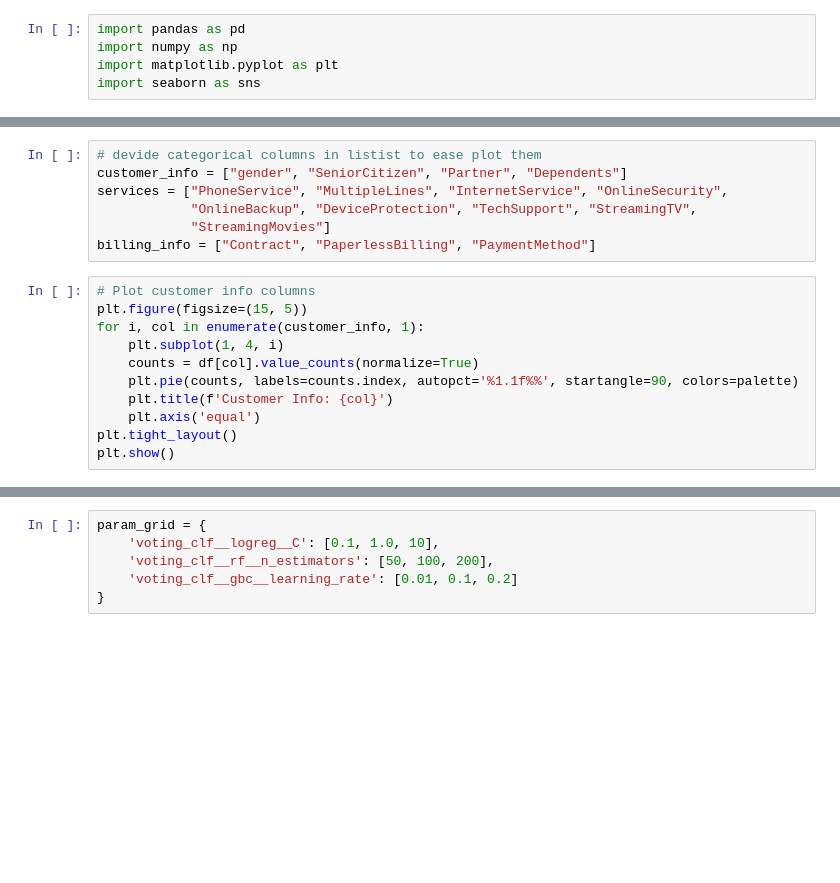
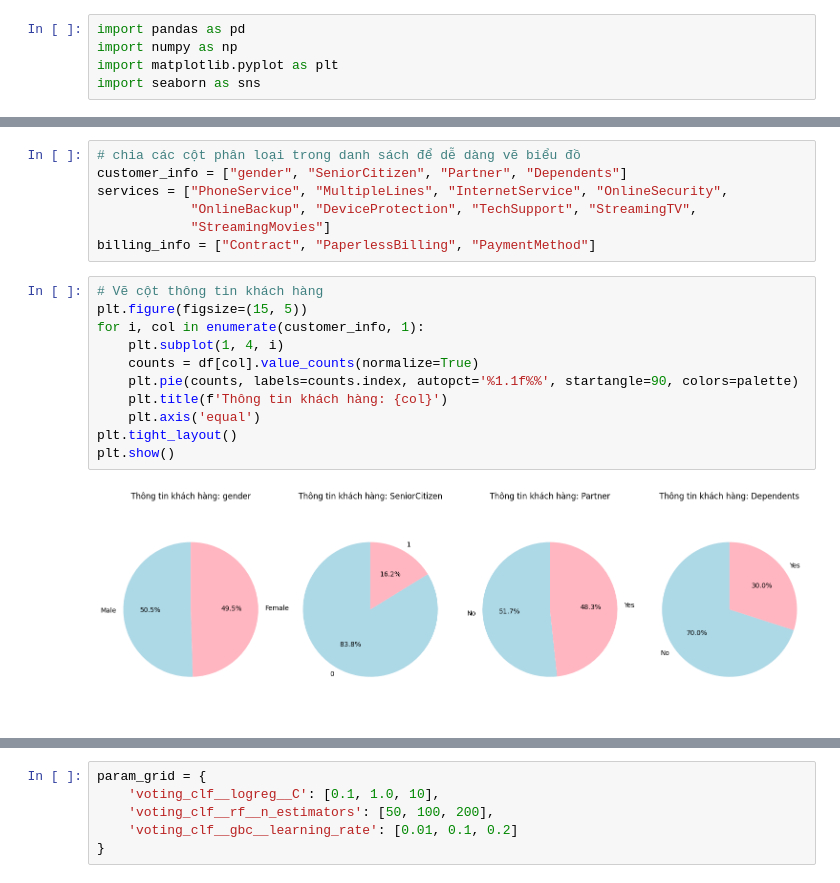
Before and after one commit to nguyenhson03/Telco-Customer-churn, a Jupyter notebook: Telco_Customer_Churn.ipynb, the cells around one changed output, grey strips where cells are left out. Saved outputs shown, nothing was run; the diff lists cells and outputs as text; blank space fills up the shorter version.

```diff
--- a/Telco_Customer_Churn.ipynb
+++ b/Telco_Customer_Churn.ipynb
@@ -173,19 +271,21 @@ plt.show()
 # %%
-# devide categorical columns in listist to ease plot them
+# chia các cột phân loại trong danh sách để dễ dàng vẽ biểu đồ
 customer_info = ["gender", "SeniorCitizen", "Partner", "Dependents"]
 services = ["PhoneService", "MultipleLines", "InternetService", "OnlineSecurity",
             "OnlineBackup", "DeviceProtection", "TechSupport", "StreamingTV",
             "StreamingMovies"]
 billing_info = ["Contract", "PaperlessBilling", "PaymentMethod"]
 # %%
-# Plot customer info columns
+# Vẽ cột thông tin khách hàng
 plt.figure(figsize=(15, 5))
 for i, col in enumerate(customer_info, 1):
     plt.subplot(1, 4, i)
     counts = df[col].value_counts(normalize=True)
     plt.pie(counts, labels=counts.index, autopct='%1.1f%%', startangle=90, colors=palette)
-    plt.title(f'Customer Info: {col}')
+    plt.title(f'Thông tin khách hàng: {col}')
     plt.axis('equal')
 plt.tight_layout()
 plt.show()
+# %% [output]
+[figure, added]
 # %%
```
Also changed, not shown: parts of 79 cells of this notebook.
